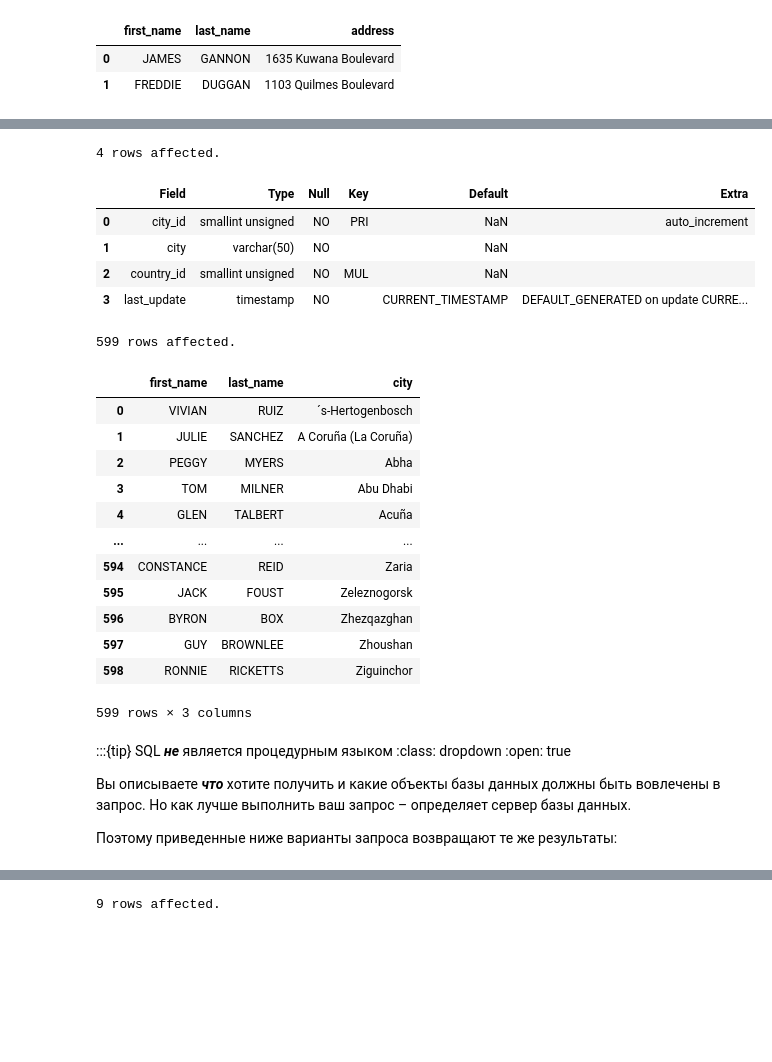
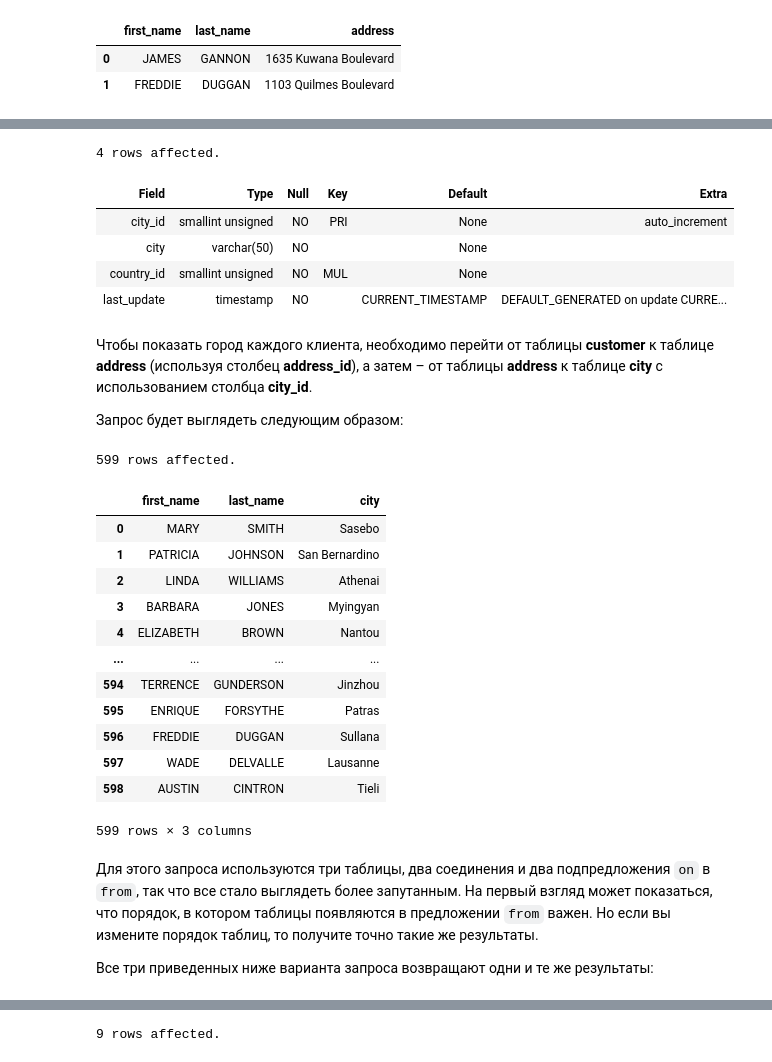
Before and after one commit to magus1968/learning-sql, a Jupyter notebook: docs/chapters/ch05.ipynb, the cells around one changed output, grey strips where cells are left out. Saved outputs shown, nothing was run; the diff lists cells and outputs as text; code cells hidden in the pictures; blank space fills up the shorter version.

```diff
--- a/docs/chapters/ch05.ipynb
+++ b/docs/chapters/ch05.ipynb
@@ -218,13 +287,17 @@ desc address;
 # %%
 %%sql
-desc city;
+DESC city;
 # %% [output]
 4 rows affected.
-|  | Field | Type | Null | Key | Default | Extra |
-| 0 | city_id | smallint unsigned | NO | PRI | NaN | auto_increment |
-| 1 | city | varchar(50) | NO |  | NaN |  |
-| 2 | country_id | smallint unsigned | NO | MUL | NaN |  |
-| 3 | last_update | timestamp | NO |  | CURRENT_TIMESTAMP | DEFAULT_GENERATED on update CURRE... |
+| Field | Type | Null | Key | Default | Extra |
+| city_id | smallint unsigned | NO | PRI | None | auto_increment |
+| city | varchar(50) | NO |  | None |  |
+| country_id | smallint unsigned | NO | MUL | None |  |
+| last_update | timestamp | NO |  | CURRENT_TIMESTAMP | DEFAULT_GENERATED on update CURRE... |
+# %% [markdown]
+Чтобы показать город каждого клиента, необходимо перейти от таблицы **customer** к таблице **address** (используя столбец **address_id**), а затем – от таблицы **address** к таблице **city** с использованием столбца **city_id**.
+
+Запрос будет выглядеть следующим образом:
 # %%
 %%sql
 SELECT c.first_name, c.last_name, ct.city
@@ -232,28 +305,23 @@ FROM customer c
     INNER JOIN address a
         ON c.address_id = a.address_id
     INNER JOIN city ct
-        ON a.city_id = ct.city_id
--- ORDER BY ct.city;
+        ON a.city_id = ct.city_id;
 # %% [output]
 599 rows affected.
 |  | first_name | last_name | city |
-| 0 | VIVIAN | RUIZ | ´s-Hertogenbosch |
-| 1 | JULIE | SANCHEZ | A Coruña (La Coruña) |
-| 2 | PEGGY | MYERS | Abha |
-| 3 | TOM | MILNER | Abu Dhabi |
-| 4 | GLEN | TALBERT | Acuña |
+| 0 | MARY | SMITH | Sasebo |
+| 1 | PATRICIA | JOHNSON | San Bernardino |
+| 2 | LINDA | WILLIAMS | Athenai |
+| 3 | BARBARA | JONES | Myingyan |
+| 4 | ELIZABETH | BROWN | Nantou |
 | ... | ... | ... | ... |
-| 594 | CONSTANCE | REID | Zaria |
-| 595 | JACK | FOUST | Zeleznogorsk |
-| 596 | BYRON | BOX | Zhezqazghan |
-| 597 | GUY | BROWNLEE | Zhoushan |
-| 598 | RONNIE | RICKETTS | Ziguinchor |
+| 594 | TERRENCE | GUNDERSON | Jinzhou |
+| 595 | ENRIQUE | FORSYTHE | Patras |
+| 596 | FREDDIE | DUGGAN | Sullana |
+| 597 | WADE | DELVALLE | Lausanne |
+| 598 | AUSTIN | CINTRON | Tieli |
 599 rows × 3 columns
-# %% [markdown]
-:::{tip} SQL _**не**_ является процедурным языком
-:class: dropdown
-:open: true
-
-Вы описываете _**что**_ хотите получить и какие объекты базы данных должны быть вовлечены в запрос. Но как лучше выполнить ваш запрос – определяет сервер базы данных.
-
-Поэтому приведенные ниже варианты запроса возвращают те же результаты:
+# %% [markdown]
+Для этого запроса используются три таблицы, два соединения и два подпредложения `on` в `from`, так что все стало выглядеть более запутанным. На первый взгляд может показаться, что порядок, в котором таблицы появляются в предложении `from` важен. Но если вы измените порядок таблиц, то получите точно такие же результаты.
+
+Все три приведенных ниже варианта запроса возвращают одни и те же результаты:
```
Also changed, not shown: parts of 47 cells of this notebook.
